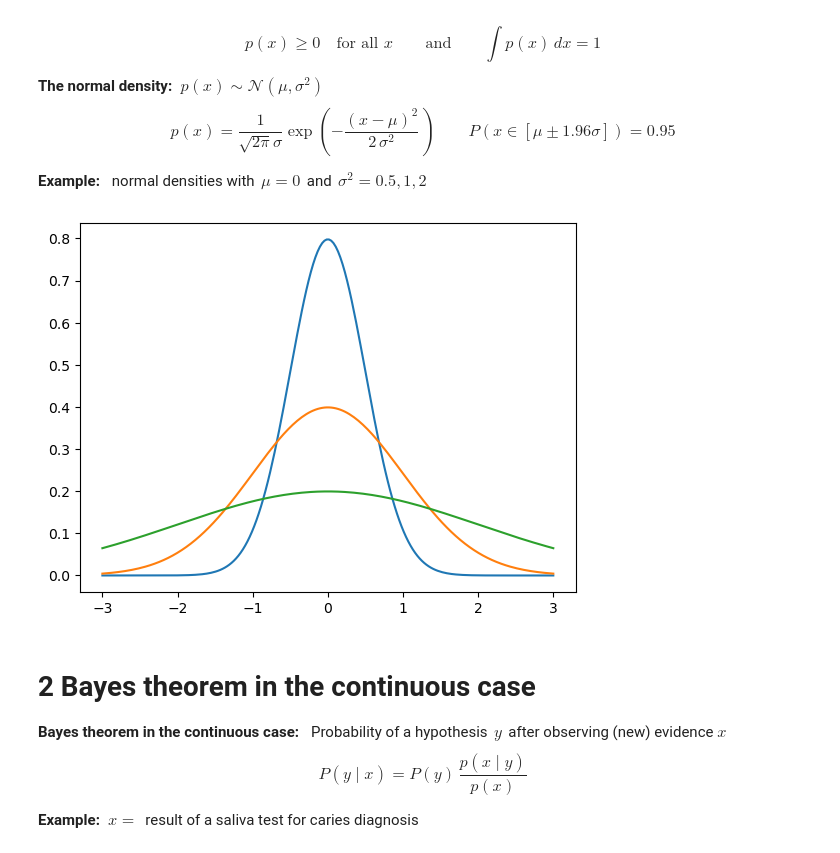
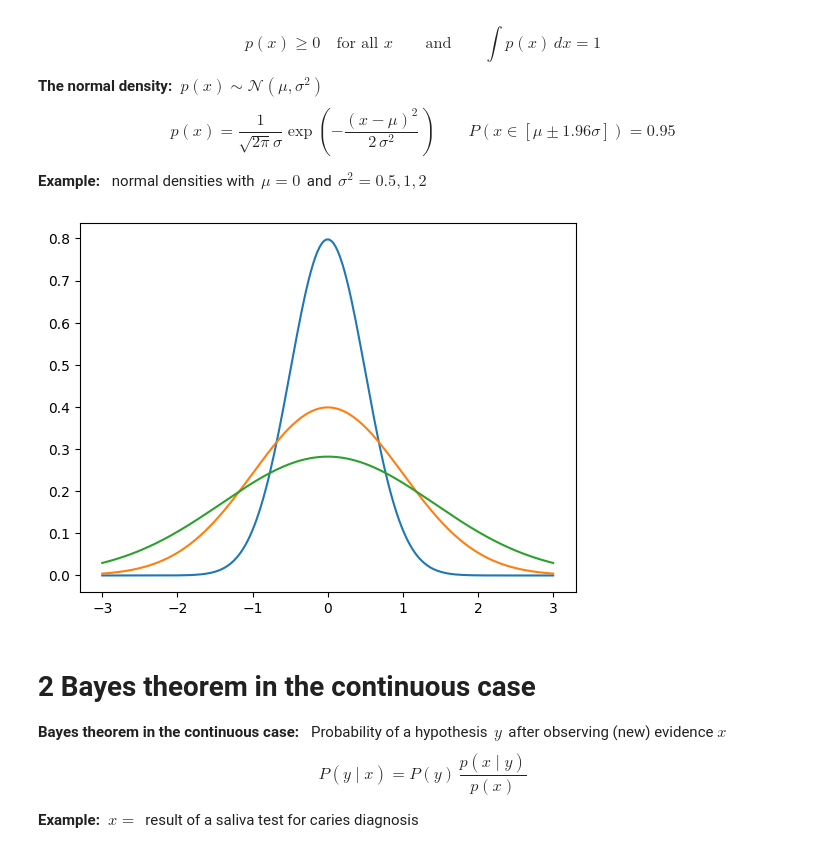
Before and after one commit to jorcisai/SIN, a Jupyter notebook: block2/U1 Probabilistic reasoning: Bayes' rule/U1.2 Continuous variables and Bayes' rule.ipynb, the cells around one changed output. Drawn from its saved outputs; the diff is of its cells as text; code cells hidden in the pictures.

```diff
--- a/block2/U1 Probabilistic reasoning: Bayes' rule/U1.2 Continuous variables and Bayes' rule.ipynb
+++ b/block2/U1 Probabilistic reasoning: Bayes' rule/U1.2 Continuous variables and Bayes' rule.ipynb
@@ -21,9 +21,9 @@ P(x\in[\mu\pm 1.96\sigma])=0.95$$
 # %%
 import numpy as np; from scipy.stats import norm; import matplotlib.pyplot as plt
 x = np.linspace(-3, 3, 200)
-plt.plot(x, norm.pdf(x, 0, 0.5), x, norm.pdf(x, 0, 1), x, norm.pdf(x, 0, 2));
+plt.plot(x, norm.pdf(x, 0, 0.5), x, norm.pdf(x, 0, 1), x, norm.pdf(x, 0, np.sqrt(2)));
 # %% [output]
-[figure, old version]
+[figure, new version]
 # %% [markdown]
 # 2 Bayes theorem in the continuous case
 
```
Also changed, not shown: 1 other file.
